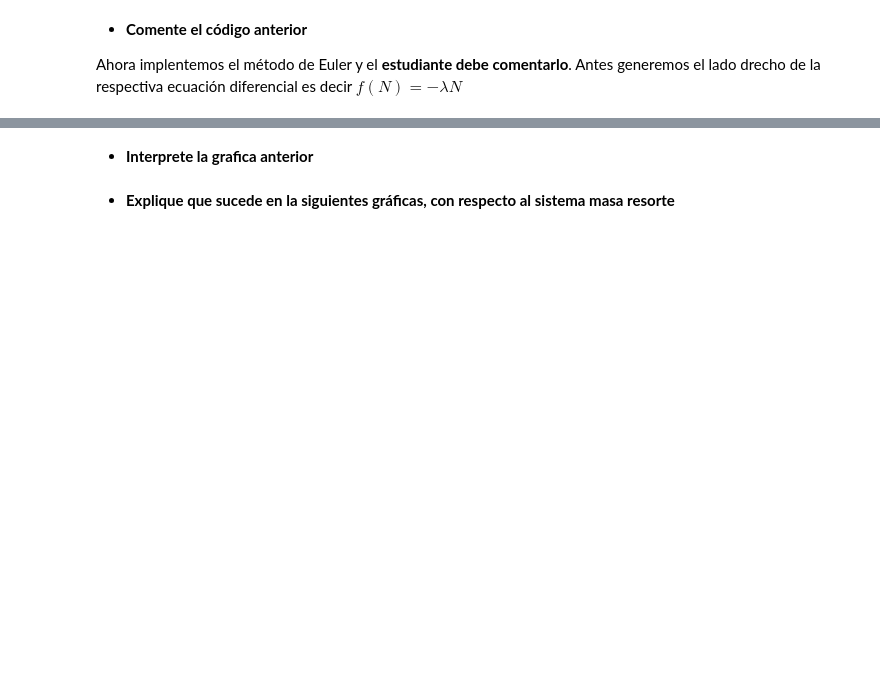
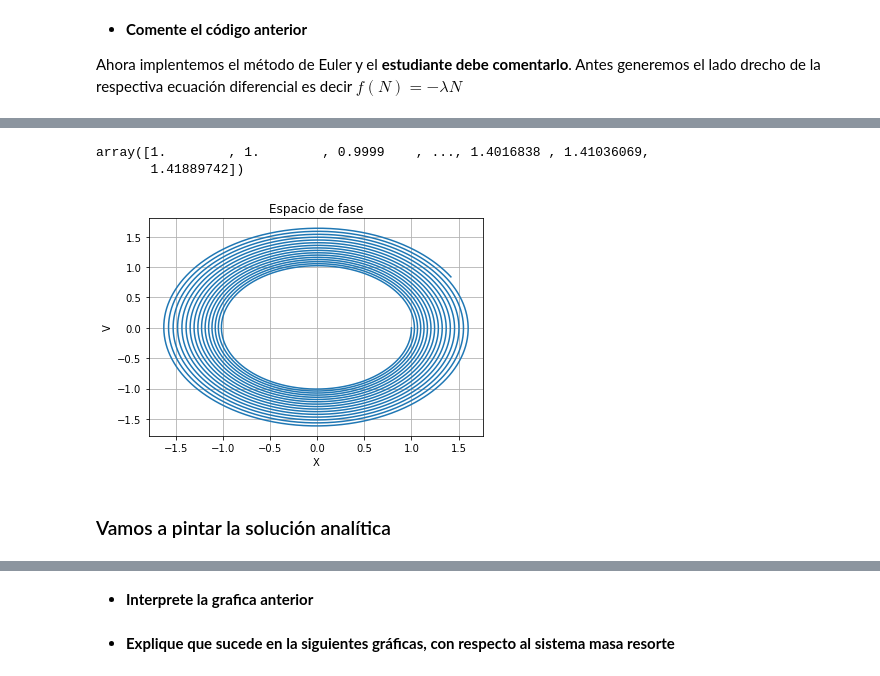
Before and after one commit to Fer2111/Algoritmos, a Jupyter notebook: Ecuaciones diferenciales.ipynb, the cells around one changed output, grey strips where cells are left out. Cells and saved outputs as stored; diff of their text form; code cells hidden in the pictures; blank space fills up the shorter version.

Commit message:
Practica para semana Santa

```diff
--- a/Ecuaciones diferenciales.ipynb
+++ b/Ecuaciones diferenciales.ipynb
@@ -229,5 +269,5 @@ Integre el método el oscilador armónico con Euler
 # %%
 def oscilador(para,x):
-    return (x[1],-(para**2)*(x[0]) )
+    return [x[1],-(para**2)*(x[0])]
 
-oscilador(1,(1.0,0.0))[1]
+oscilador(1,[1.0,0.0])
@@ -236,28 +276,2 @@ Ahora escribamos el método de Euler en dos dimensiones
-# %%
-def metodo_euler2(f, t0, tf, condini, dt):
-    t = []
-    x = []
-    v = []
-    #i = 0
-    h = dt #(intervalo[1] - intervalo[0])/n
-    #condt = condini[0]
-    #condx = condini[0]
-    condx = condini[0]
-    condv = condini[1]
-    x.append(condx)
-    v.append(condv)
-    t.append(t0)
-    while t0 < tf:
-        condx = condx + f(1,condini)[0]*h
-        condv = condv + f(1,condini)[1]*h
-        t0 = t0 + h
-        x.append(condx)
-        v.append(condv)
-        t.append(t0)
-        condini = (condx,condv)
-
-        #i +=1
-
-    return t, x, v
 # %%
-tiempo, posicion, velocidad = metodo_euler2(oscilador, 0.0 , 100.0,  [1.0, 0.0], .01)
+tiempo, sol = metodo_euler2(oscilador, 0.0 , 100.0,  [1.0, 0.0], .01)
@@ -264,3 +288,19 @@ tiempo, posicion, velocidad = metodo_euler2(oscilador, 0.0 , 100.0,  [1.0, 0.0],
+# %%
+sol[:,0]
+# %% [output]
+array([1.        , 1.        , 0.9999    , ..., 1.4016838 , 1.41036069,
+       1.41889742])
+# %%
+plot(sol[:,0],sol[:,1])
+title("Espacio de fase")
+xlabel("X")
+ylabel("V")
+grid(True)
+show()
+# %% [output]
+[figure, added]
+# %% [markdown]
+### Vamos a pintar la solución analítica
 # %%
 ta = linspace(0.0 ,10.0,1001)
 # %%
```
Also changed, not shown: parts of 30 cells of this notebook, 1 other file.
